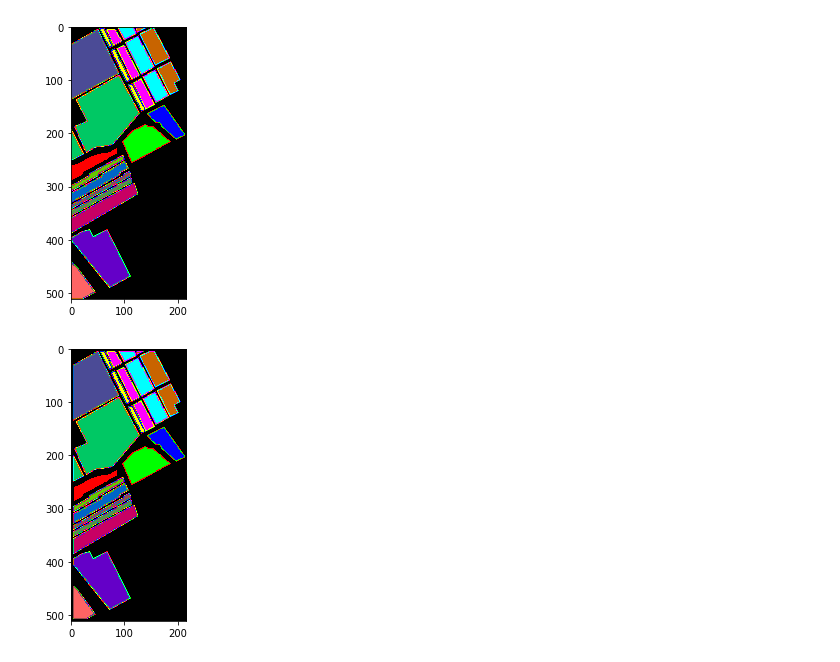
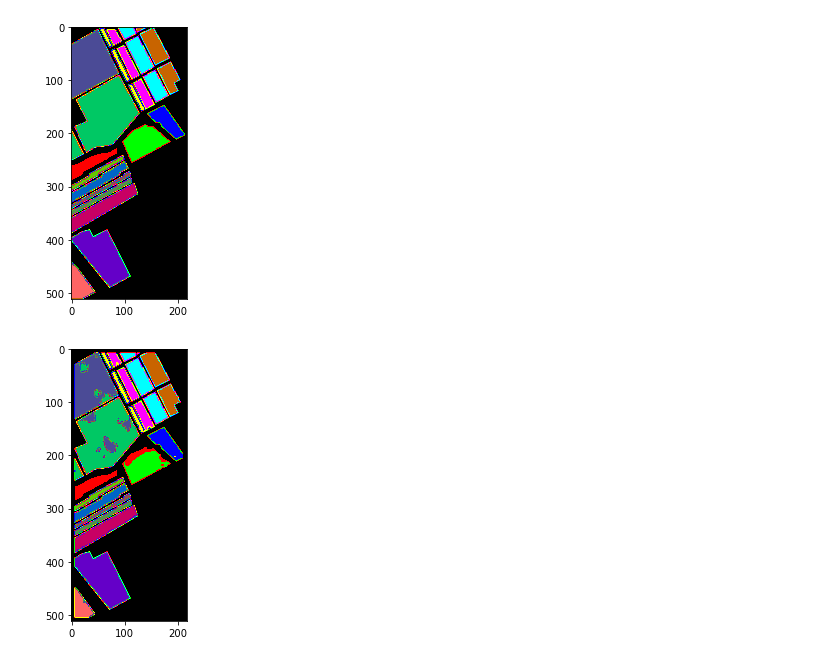
Before and after one commit to ali-slama/hsi-classification, a Jupyter notebook: hyperspectral-image-classification-model.ipynb, the cells around one changed output. Cells and saved outputs as stored; diff of their text form; code cells hidden in the pictures.

```diff
--- a/hyperspectral-image-classification-model.ipynb
+++ b/hyperspectral-image-classification-model.ipynb
@@ -235,5 +244,5 @@ _________________________________________________________________
 adam = Adam(lr=0.001,decay=1e-06)
 model.compile(loss='categorical_crossentropy', optimizer=adam, metrics=['accuracy'])
 # %%
-model.fit(X_train, y_train, batch_size=256, epochs=5)
+model.fit(X_train, y_train, batch_size=256, epochs=50)
 # %% [output]
@@ -246,7 +269,7 @@ model.save('./saved_models/model_hybrid_{}_{}_{}_{}.h5'.format(dataset,window_si
 # %% [markdown]
 ## Model Validation
 # %%
-model.load_weights('./saved_models/model_hybrid_{}_{}_{}_{}.h5'.format(dataset,window_size,num_pca_components,test_ratio))
+model.load_weights('./saved_models/lab/model_hybrid_aug_{}_{}_{}_{}.h5'.format(dataset,window_size,num_pca_components,test_ratio))
 # %%
 def generate_report (X_test,y_test):
     Y_pred = model.predict(X_test)
@@ -320,9 +343,9 @@ Report saved to report_hybrid_Salinas_9_30_0.4.txt
 ## Building the Classification Maps
 # %%
 # load the original image
-dataset="Salinas"
+dataset="SalinasSh"
 X, y , num_classes,target_names= load_dataset(dataset)
-X,pca = apply_pca(X,num_pca_components)
+# X,pca = apply_pca(X,num_pca_components)
 height = y.shape[0]
 width = y.shape[1]
 patch_size = window_size
@@ -338,11 +361,11 @@ def generate_pridected_image():
                 continue
             else :
                 image_patch=get_patch(X,i,j)
-                #print (image_patch.shape)
                 X_test_image = image_patch.reshape(1,image_patch.shape[0],image_patch.shape[1],image_patch.shape[2]).astype('float32')
-                X_test_image = X_test_image.reshape(-1,window_size,window_size,num_pca_components,1)
+                X_test_image = X_test_image.reshape(-1,window_size,window_size,3,1)
                 prediction = (model.predict(X_test_image))
                 prediction= np.argmax(prediction,axis=1)
+
                 outputs[int(i+patch_size/2)][int(j+patch_size/2)] = prediction+1
     return outputs.astype(int)
 # %%
@@ -353,6 +376,6 @@ ground_truth = spectral.imshow(classes = y,figsize =(5,5))
 # %%
 # Plot the Predicted image
 outputs=generate_pridected_image()
-predict_image = spectral.imshow(classes = outputs.astype(int),figsize =(5,5))
+predict_image = spectral.imshow(classes = generate_pridected_image().astype(int),figsize =(5,5))
 # %% [output]
-[figure, old version]
+[figure, new version]
```
Also changed, not shown: parts of 8 cells of this notebook, 10 other files.
